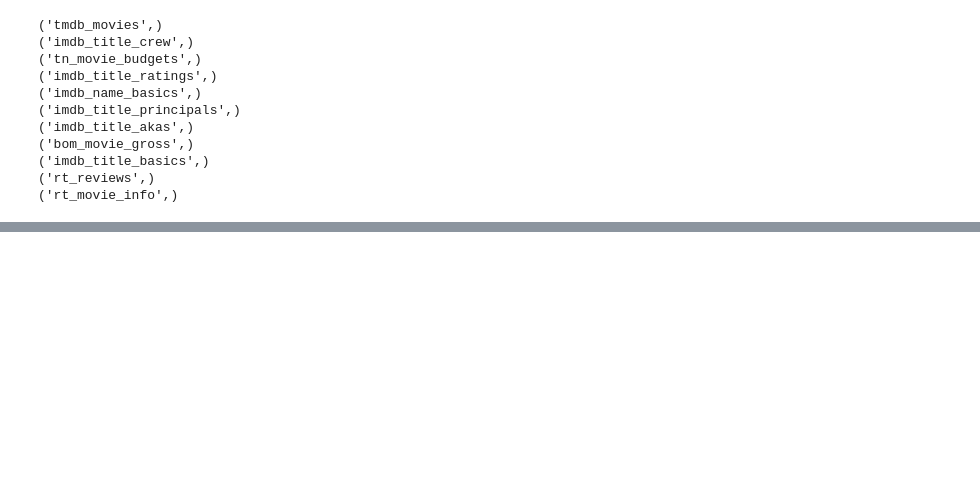
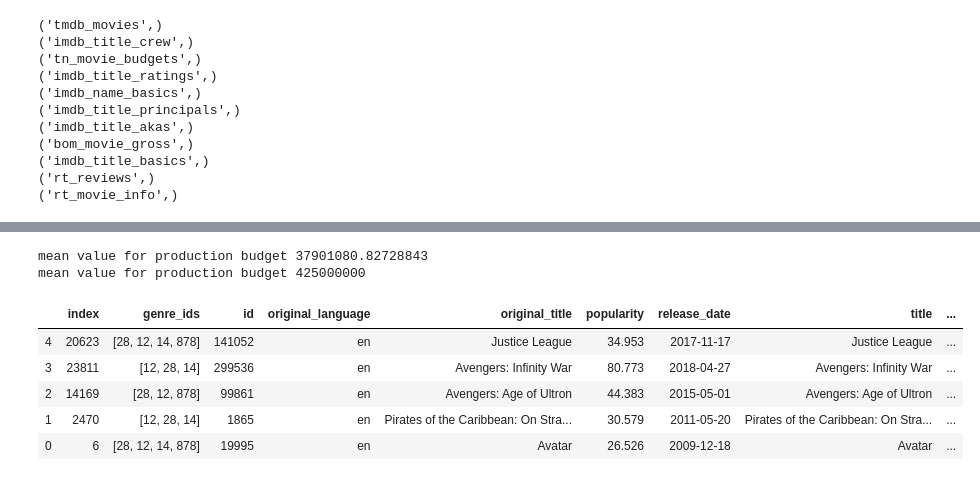
Before and after one commit to Galdina/FS_mod1_project, a Jupyter notebook: student.ipynb, the cells around one changed output, grey strips where cells are left out. Saved outputs shown, nothing was run; the diff lists cells and outputs as text; code cells hidden in the pictures; blank space fills up the shorter version.

```diff
--- a/student.ipynb
+++ b/student.ipynb
@@ -41,0 +134,15 @@ for row in cur.execute("SELECT name FROM sqlite_master WHERE type='table';"):
+# %%
+#connect tables tmdb_movies and tn_movie_budgets and put result  into DataFrame
+cur.execute('''SELECT tmdb_movies.*, production_budget, domestic_gross, worldwide_gross
+               FROM tn_movie_budgets
+               JOIN tmdb_movies
+               ON tn_movie_budgets.movie = tmdb_movies.original_title
+            ''')
+all_movies = pd.DataFrame(cur.fetchall())
+all_movies.columns = [i[0] for i in cur.description]
+# change types for production_budget,domestic_gross, and worldwide_gross from string to integer for better work
+all_movies['production_budget'] = all_movies['production_budget'].str.replace("$","").str.replace(",","").astype('int')
+all_movies['domestic_gross'] = all_movies['domestic_gross'].str.replace("$","").str.replace(",","").astype('int')
+all_movies['worldwide_gross'] = all_movies['worldwide_gross'].str.replace("$","").str.replace(",","").astype('int')
+# calculate Correlation Coefficients
+np.corrcoef(all_movies['production_budget'], all_movies['popularity'])
@@ -41,0 +156,19 @@ for row in cur.execute("SELECT name FROM sqlite_master WHERE type='table';"):
+# %%
+# find out most expensive movie
+#calculate mean value for budget
+mean_b = all_movies.production_budget.mean()
+#calculate max value of budget
+max_b = all_movies.production_budget.max()
+#print this values
+print(f"mean value for production budget", mean_b)
+print(f"mean value for production budget", max_b)
+all_movies[(all_movies['production_budget']<=max_b) & (all_movies['production_budget']>=mean_b)].sort_values(by=['production_budget'],axis=0).tail(5)
+# %% [output]
+mean value for production budget 37901080.82728843
+mean value for production budget 425000000
+|  | index | genre_ids | id | original_language | original_title | popularity | release_date | title | ... |
+| 4 | 20623 | [28, 12, 14, 878] | 141052 | en | Justice League | 34.953 | 2017-11-17 | Justice League | ... |
+| 3 | 23811 | [12, 28, 14] | 299536 | en | Avengers: Infinity War | 80.773 | 2018-04-27 | Avengers: Infinity War | ... |
+| 2 | 14169 | [28, 12, 878] | 99861 | en | Avengers: Age of Ultron | 44.383 | 2015-05-01 | Avengers: Age of Ultron | ... |
+| 1 | 2470 | [12, 28, 14] | 1865 | en | Pirates of the Caribbean: On Stra... | 30.579 | 2011-05-20 | Pirates of the Caribbean: On Stra... | ... |
+| 0 | 6 | [28, 12, 14, 878] | 19995 | en | Avatar | 26.526 | 2009-12-18 | Avatar | ... |
```
Also changed, not shown: parts of 26 cells of this notebook, 9 other files.
